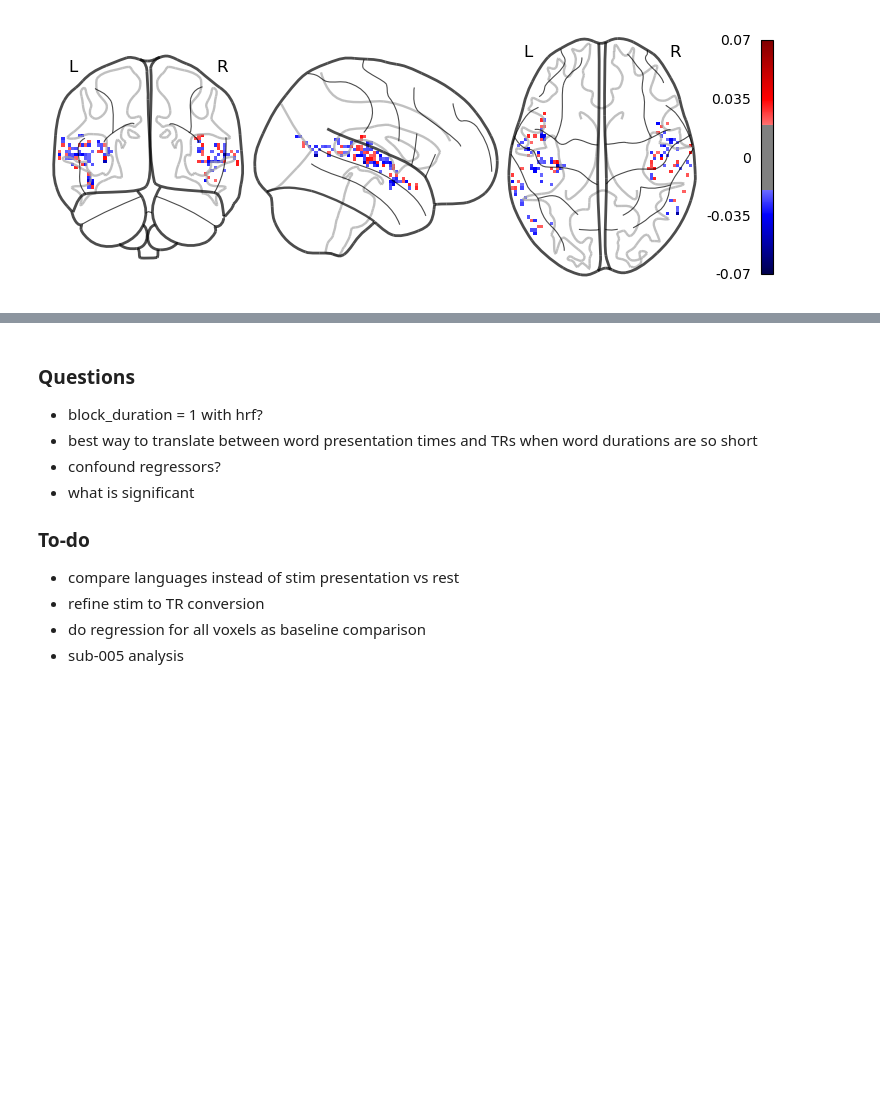
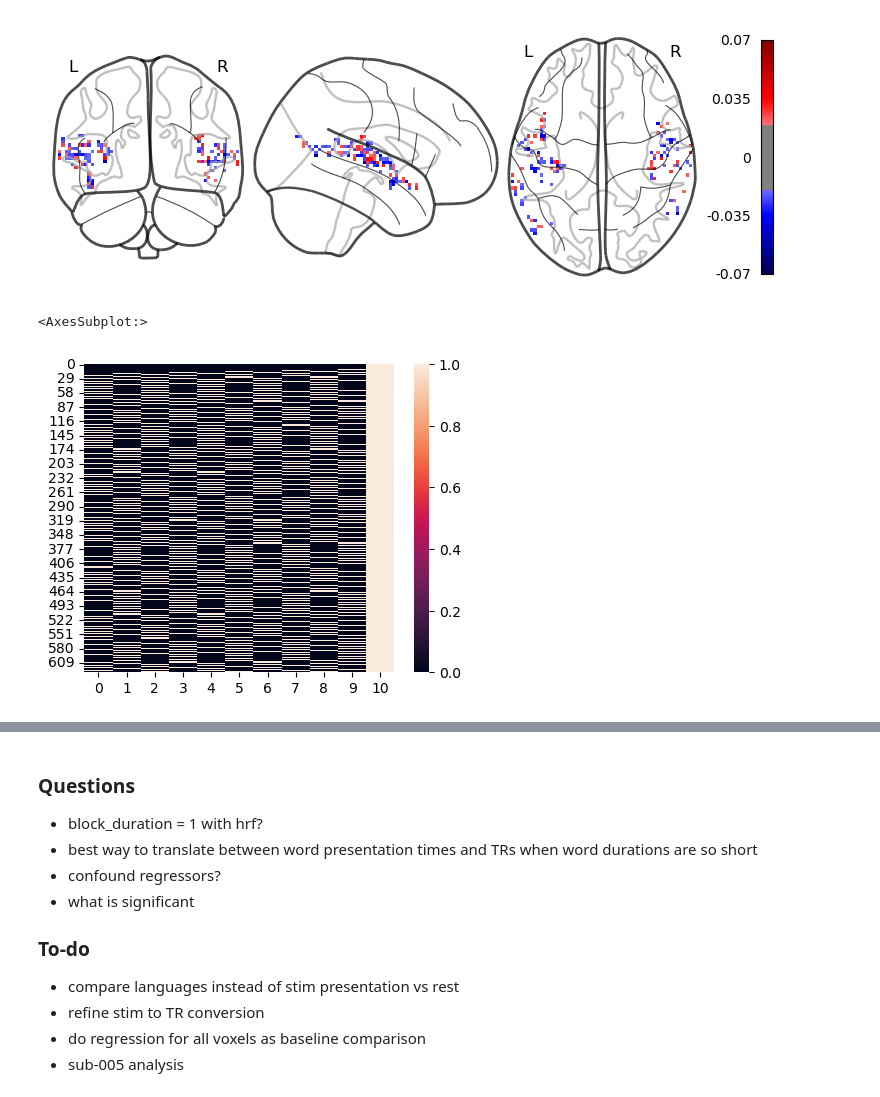
Before and after one commit to thejuc/multilang, a Jupyter notebook: code/analysis/subject_level_glm.ipynb, the cells around one changed output, grey strips where cells are left out. Saved outputs shown, nothing was run; the diff lists cells and outputs as text; code cells hidden in the pictures; blank space fills up the shorter version.

Commit message:
time lagged ols

```diff
--- a/code/analysis/subject_level_glm.ipynb
+++ b/code/analysis/subject_level_glm.ipynb
@@ -124,3 +124,16 @@ plot_glass_brain(beta_img, colorbar=True, cmap='seismic', threshold=0.02,
                  plot_abs=False);
 # %% [output]
 [figure]
+# %%
+# time lagged regression
+from scipy.linalg import hankel
+
+filt_len = 10
+padded_stim = np.pad(stim_trs, (filt_len-1, 0), constant_values=(0, 0))
+X = hankel(padded_stim[:-filt_len+1], padded_stim[-filt_len:])
+X = np.hstack((X, np.ones((X.shape[0], 1))))
+fig, axs = plt.subplots(1, 1, figsize=(5, 4))
+sns.heatmap(X, ax=axs)
+# %% [output]
+<AxesSubplot:>
+[figure, added]
```
Also changed, not shown: parts of 1 cell of this notebook.
